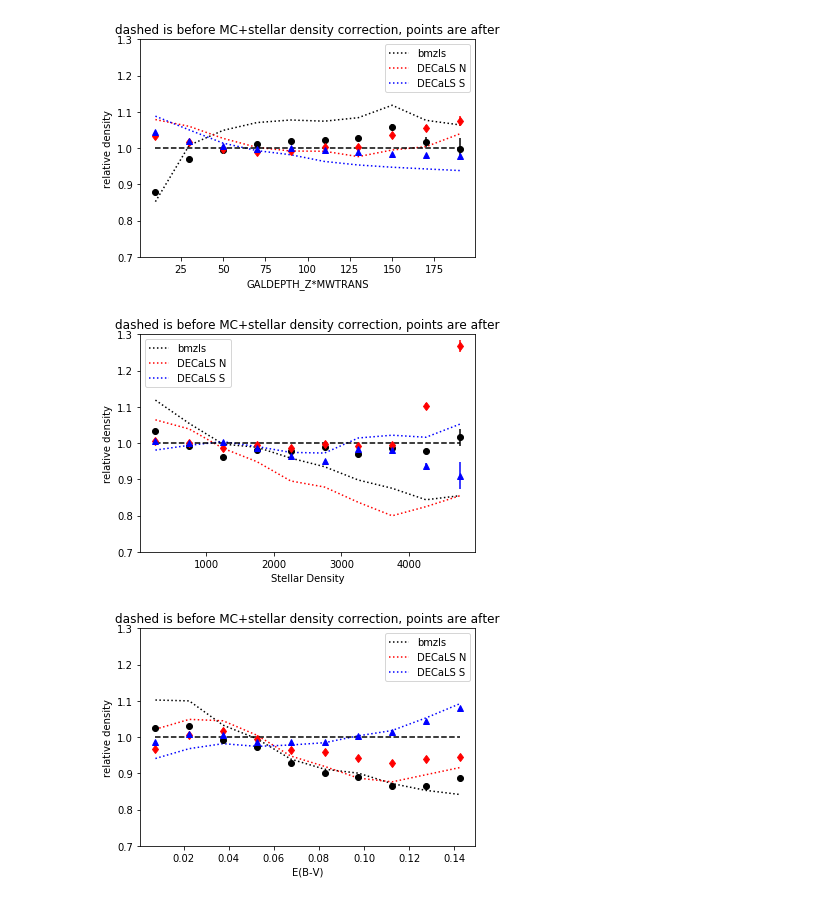
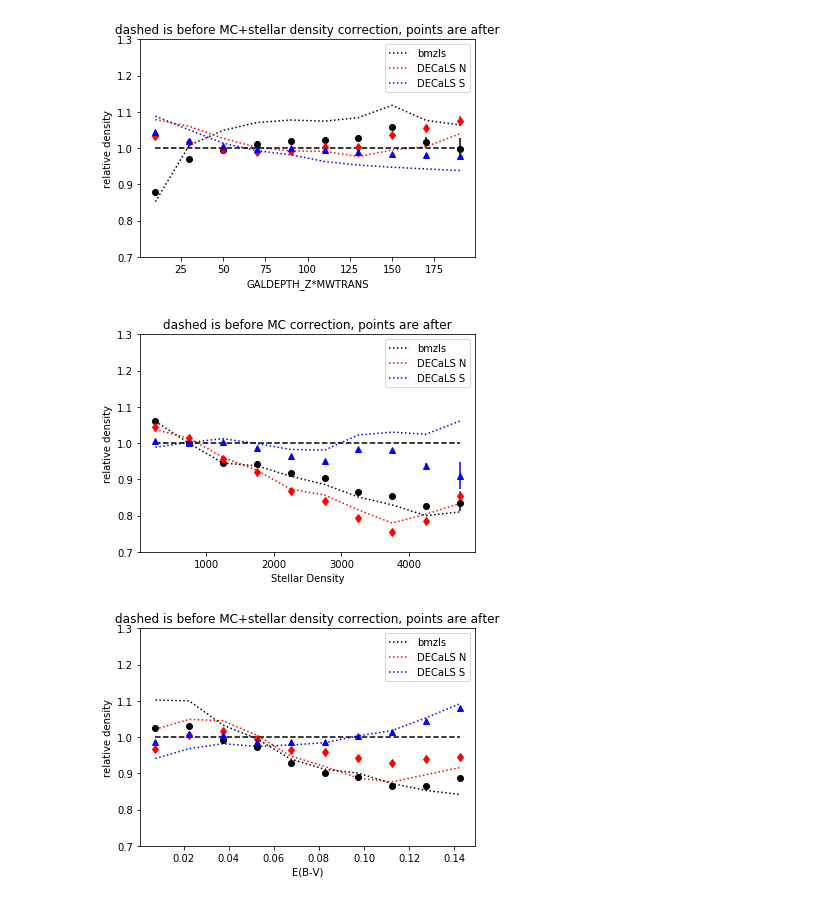
Before and after one commit to desihub/LSS, a Jupyter notebook: Sandbox/ELGgalforeground.ipynb, the cells around one changed output. Cells and saved outputs as stored; diff of their text form; code cells hidden in the pictures.

```diff
--- a/Sandbox/ELGgalforeground.ipynb
+++ b/Sandbox/ELGgalforeground.ipynb
@@ -575,7 +575,7 @@ plt.show()
 slp = -0.2/4000.
 b = 1.1
 ws = 1./(slp*stardensg[dbml]+b)
-hg1 = np.histogram(stardensg[dbml],weights=1./effbm*ws,range=(0,5000))
+hg1 = np.histogram(stardensg[dbml],weights=1./effbm,range=(0,5000))
 hgn1 = np.histogram(stardensg[dbml],bins=hg1[1])
 hr1 = np.histogram(stardensr[rbml],bins=hg1[1])
 #DECaLS N
@@ -583,7 +583,7 @@ slp = -0.35/4000.
 b = 1.1
 ws = 1./(slp*stardensg[ddnl]+b)
 
-hg2 = np.histogram(stardensg[ddnl],weights=1./effdn**2.*ws,range=(0,5000))
+hg2 = np.histogram(stardensg[ddnl],weights=1./effdn**2.,range=(0,5000))
 hgn2 = np.histogram(stardensg[ddnl],bins=hg2[1])
 hr2 = np.histogram(stardensr[rdnl],bins=hg2[1])
 
@@ -594,29 +594,29 @@ hr3 = np.histogram(stardensr[rdsl],bins=hg3[1])
 # %%
 xl1 = []
 xl2 = []
 xl3 = []
 for i in range(0,len(hg1[0])):
     xl1.append((hg1[1][i]+hg1[1][i+1])/2.)
     xl2.append((hg2[1][i]+hg2[1][i+1])/2.)
     xl3.append((hg3[1][i]+hg3[1][i+1])/2.)
 norm1 = sum(hg1[0])/sum(hr1[0])
 plt.errorbar(xl1,hg1[0]/hr1[0]/norm1,np.sqrt(hg1[0])/hr1[0],fmt='ko')
 plt.plot(xl1,hgn1[0]/hr1[0]/norm1,'k:')
 norm2 = sum(hg2[0])/sum(hr2[0])
 plt.errorbar(xl2,hg2[0]/hr2[0]/norm2,np.sqrt(hg2[0])/hr2[0],fmt='rd')
 plt.plot(xl2,hgn2[0]/hr2[0]/norm2,'r:')
 norm3 = sum(hg3[0])/sum(hr3[0])
 plt.errorbar(xl3,hg3[0]/hr3[0]/norm3,np.sqrt(hg3[0])/hr3[0],fmt='b^')
-plt.plot(xl3,hgn3[0]/hr3[0]/norm1,'b:')
+plt.plot(xl3,hgn3[0]/hr3[0]/norm3,'b:')
 plt.ylim(.7,1.3)
 plt.xlabel('Stellar Density')
 plt.ylabel('relative density')
 plt.legend((['bmzls','DECaLS N','DECaLS S']))
 plt.plot(xl2,np.ones(len(xl2)),'k--')
-plt.title('dashed is before MC+stellar density correction, points are after')
+plt.title('dashed is before MC correction, points are after')
 plt.show()
 # %% [output]
-[figure, old version]
+[figure, new version]
 # %%
 #bmzls
 slp = -0.2/4000.
```
